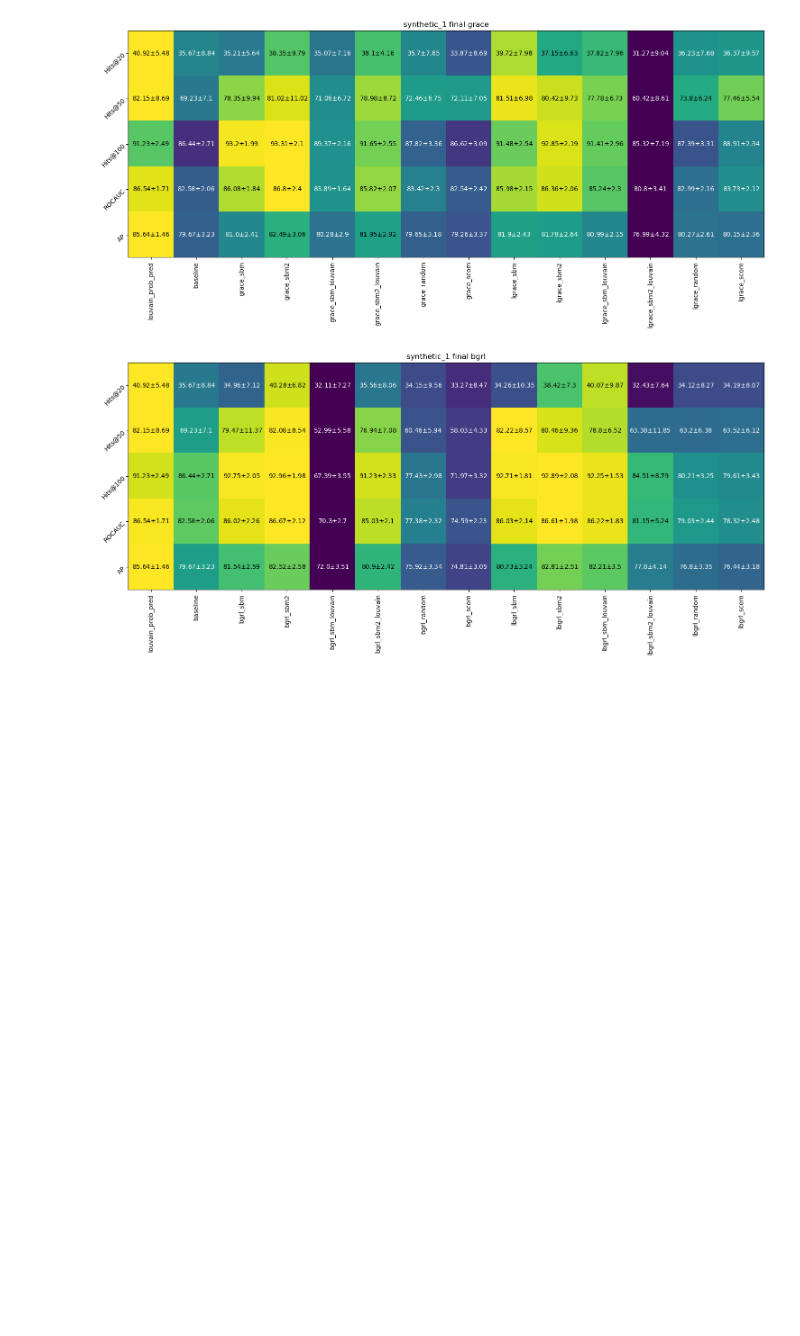
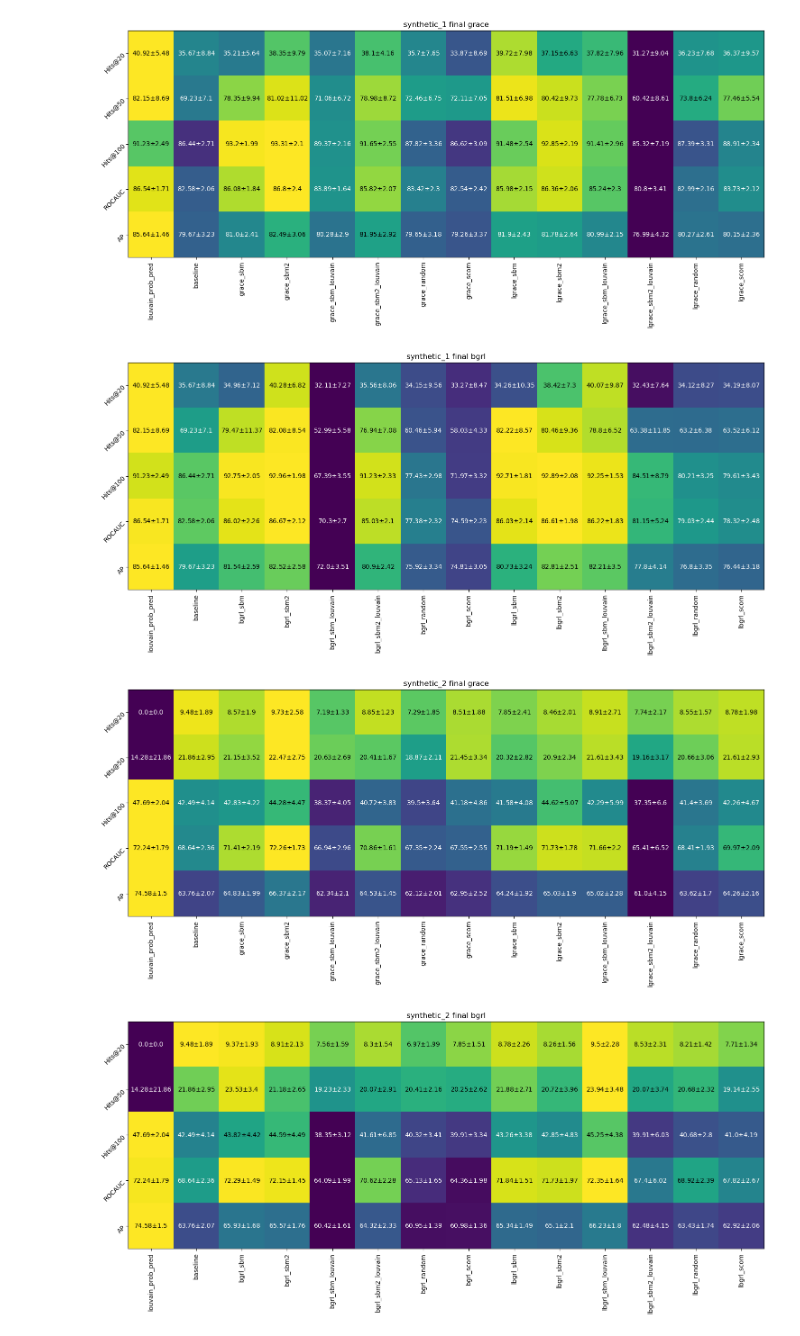
Before and after one commit to valentincuzin/GCL-Link-Prediction, a Jupyter notebook: New/output/synthetic_analysis.ipynb, the cells around one changed output. Drawn from its saved outputs; the diff is of its cells as text; code cells hidden in the pictures; blank space fills up the shorter version.

```diff
--- a/New/output/synthetic_analysis.ipynb
+++ b/New/output/synthetic_analysis.ipynb
@@ -17,3 +17,13 @@ ut.heatmap(bgrl, 'synthetic_1 final bgrl', size=(15,15), variance=True)
 # %% [output]
 [figure]
 [figure]
+# %%
+data = ut.res_load('final_synthetic_2_res.csv')
+grace, _ = ut.split_methods(data, 'bgrl')
+bgrl, _ = ut.split_methods(data, 'grace')
+
+ut.heatmap(grace, 'synthetic_2 final grace', size=(15,15), variance=True)
+ut.heatmap(bgrl, 'synthetic_2 final bgrl', size=(15,15), variance=True)
+# %% [output]
+[figure, added]
+[figure, added]
```
Also changed, not shown: parts of 1 cell of this notebook, 12 other files.
